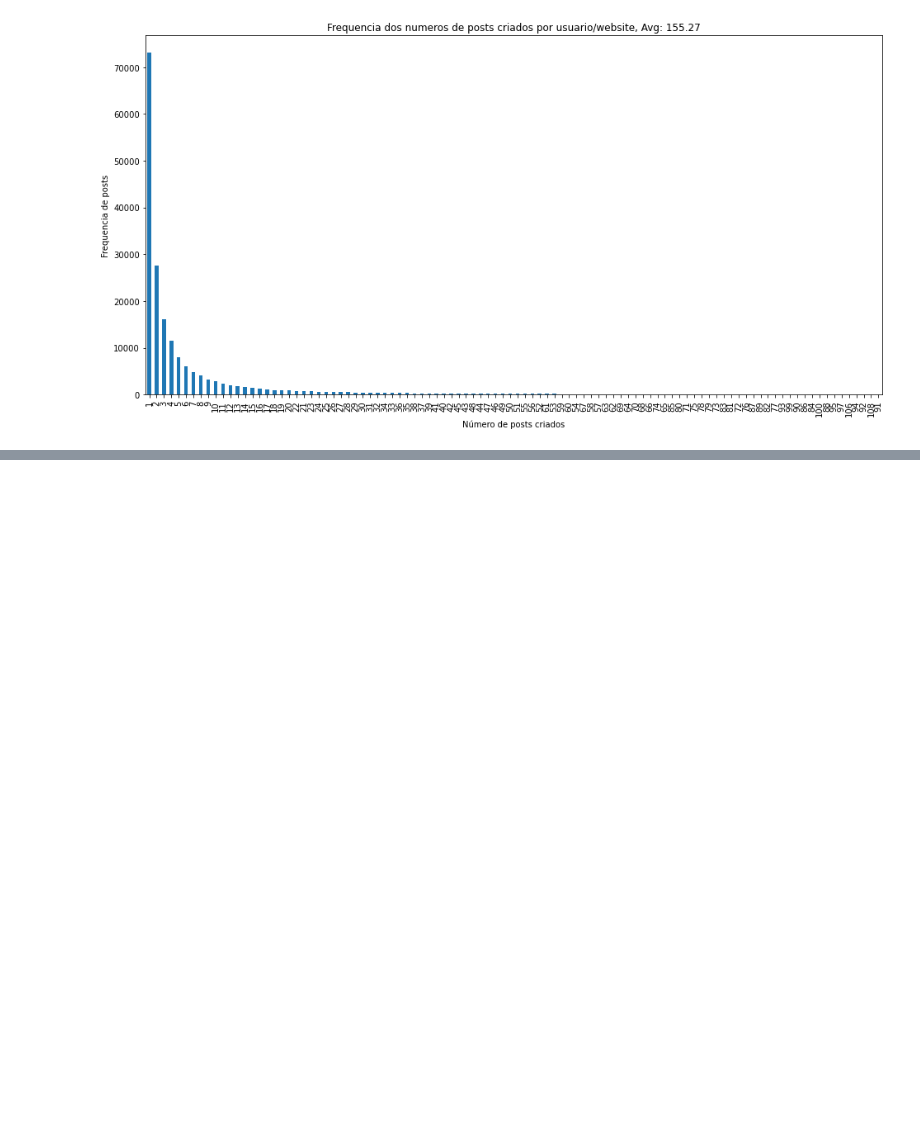
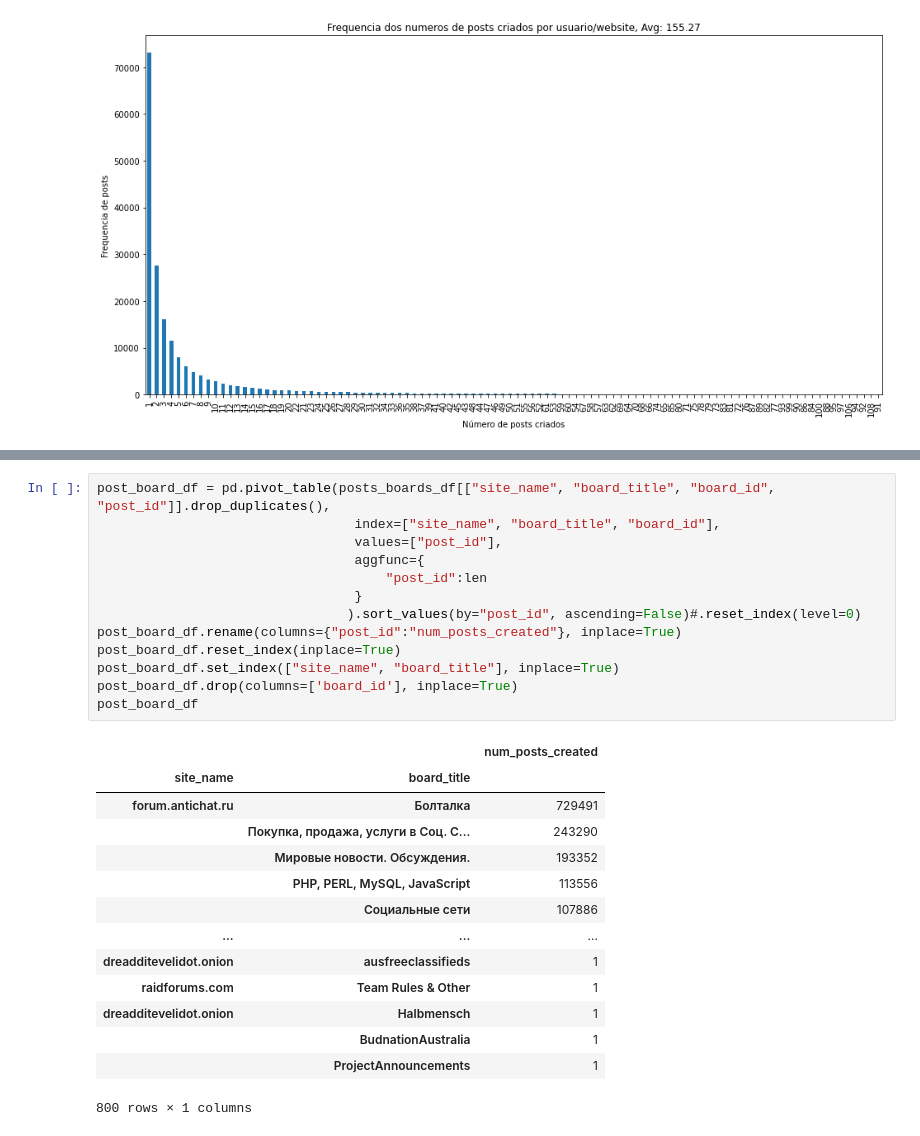
Before and after one commit to fmorenovr/crimepy, a Jupyter notebook: notebooks/3_DB_Statistics.ipynb, the cells around one changed output, grey strips where cells are left out. Saved outputs shown, nothing was run; the diff lists cells and outputs as text; blank space fills up the shorter version.

```diff
--- a/notebooks/3_DB_Statistics.ipynb
+++ b/notebooks/3_DB_Statistics.ipynb
@@ -733,0 +753,28 @@ ax = post_member_[:100].plot(kind="bar", figsize=(16,8), title=f"Frequencia dos
+# %%
+post_board_df = pd.pivot_table(posts_boards_df[["site_name", "board_title", "board_id", "post_id"]].drop_duplicates(),
+                                 index=["site_name", "board_title", "board_id"],
+                                 values=["post_id"],
+                                 aggfunc={
+                                     "post_id":len
+                                 }
+                                ).sort_values(by="post_id", ascending=False)#.reset_index(level=0)
+post_board_df.rename(columns={"post_id":"num_posts_created"}, inplace=True)
+post_board_df.reset_index(inplace=True)
+post_board_df.set_index(["site_name", "board_title"], inplace=True)
+post_board_df.drop(columns=['board_id'], inplace=True)
+post_board_df
+# %% [output]
+|  |  | num_posts_created |
+| site_name | board_title |  |
+| forum.antichat.ru | Болталка | 729491 |
+|  | Покупка, продажа, услуги в Соц. С... | 243290 |
+|  | Мировые новости. Обсуждения. | 193352 |
+|  | PHP, PERL, MySQL, JavaScript | 113556 |
+|  | Социальные сети | 107886 |
+| ... | ... | ... |
+| dreadditevelidot.onion | ausfreeclassifieds | 1 |
+| raidforums.com | Team Rules & Other | 1 |
+| dreadditevelidot.onion | Halbmensch | 1 |
+|  | BudnationAustralia | 1 |
+|  | ProjectAnnouncements | 1 |
+800 rows × 1 columns
```
Also changed, not shown: parts of 8 cells of this notebook, 2 other files.
